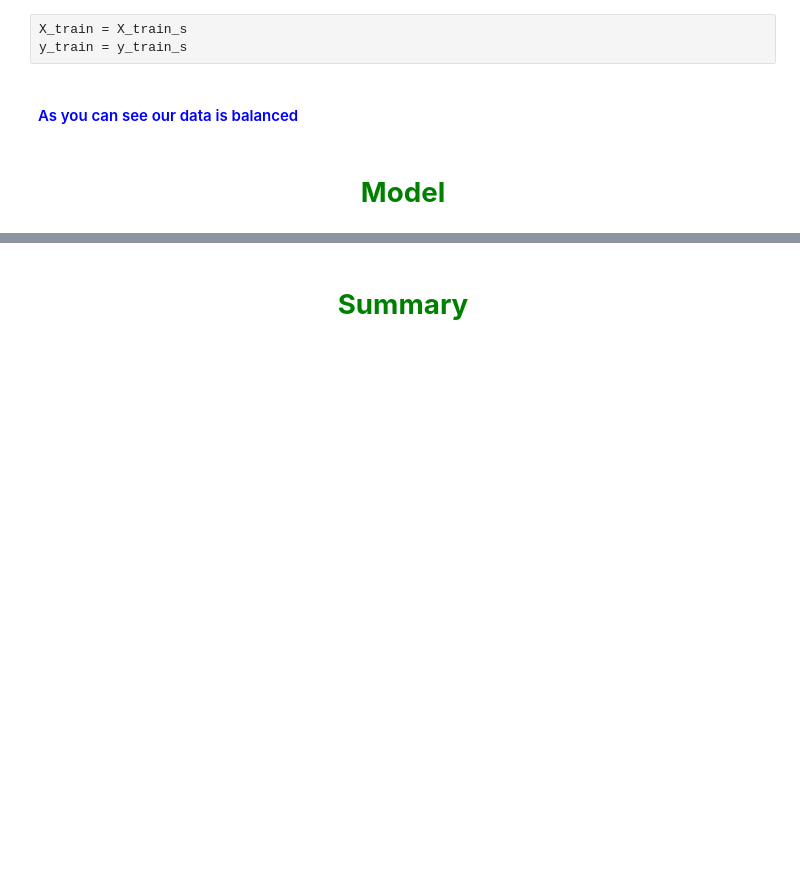
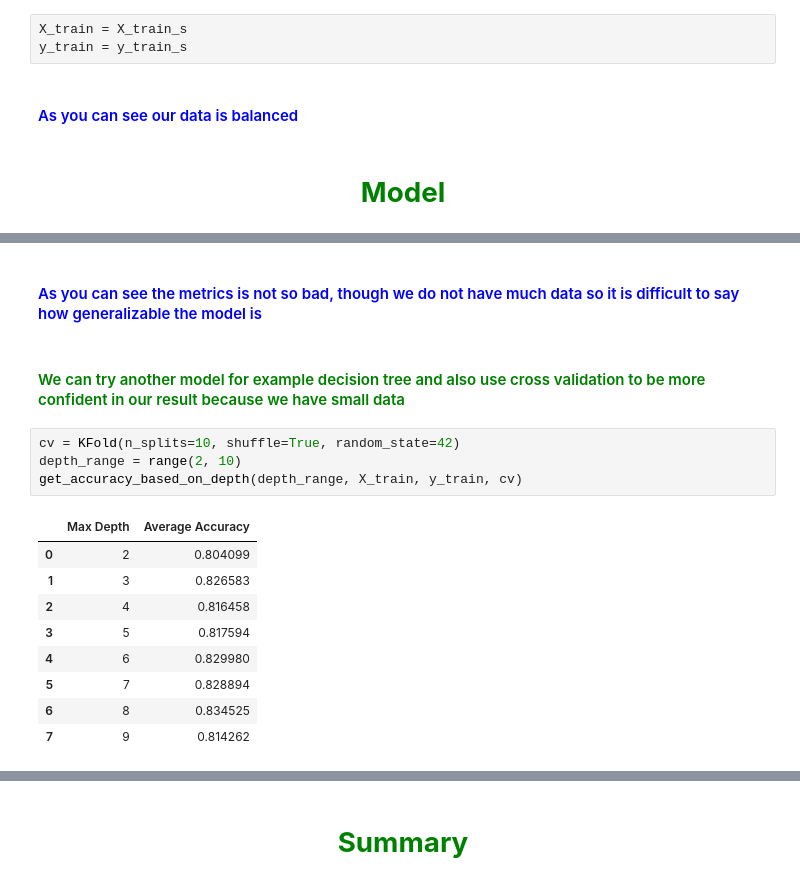
Before and after one commit to RRaphaell/kaggle_titanic, a Jupyter notebook: titanic_survival_prediction.ipynb, the cells around one changed output, grey strips where cells are left out. Saved outputs shown, nothing was run; the diff lists cells and outputs as text; blank space fills up the shorter version.

```diff
--- a/titanic_survival_prediction.ipynb
+++ b/titanic_survival_prediction.ipynb
@@ -339,0 +379,18 @@ y_train = y_train_s
+# %% [markdown]
+#### <span style="color:blue"> As you can see the metrics is not so bad, though we do not have much data so it is difficult to say how generalizable the model is
+# %% [markdown]
+#### <span style="color:green"> We can try another model for example decision tree and also use cross validation to be more confident in our result because we have small data
+# %%
+cv = KFold(n_splits=10, shuffle=True, random_state=42)
+depth_range = range(2, 10)
+get_accuracy_based_on_depth(depth_range, X_train, y_train, cv)
+# %% [output]
+|  | Max Depth | Average Accuracy |
+| 0 | 2 | 0.804099 |
+| 1 | 3 | 0.826583 |
+| 2 | 4 | 0.816458 |
+| 3 | 5 | 0.817594 |
+| 4 | 6 | 0.829980 |
+| 5 | 7 | 0.828894 |
+| 6 | 8 | 0.834525 |
+| 7 | 9 | 0.814262 |
```
Also changed, not shown: parts of 16 cells of this notebook.
